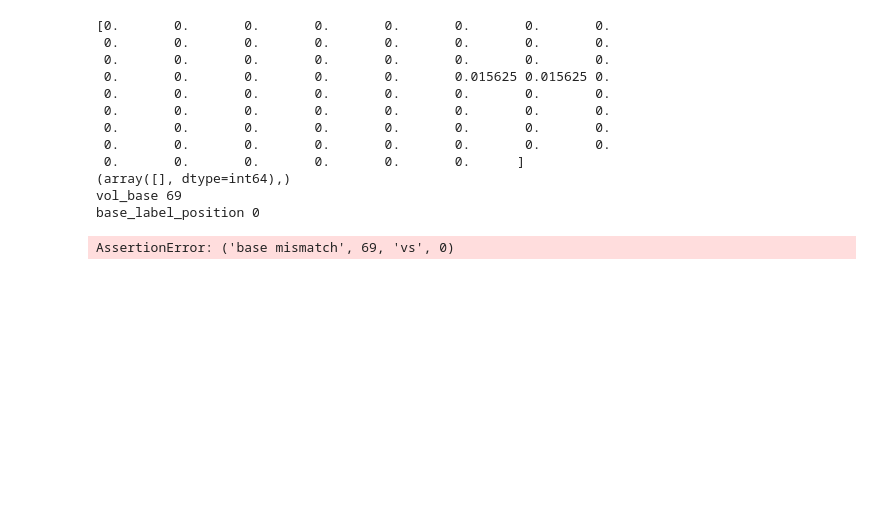
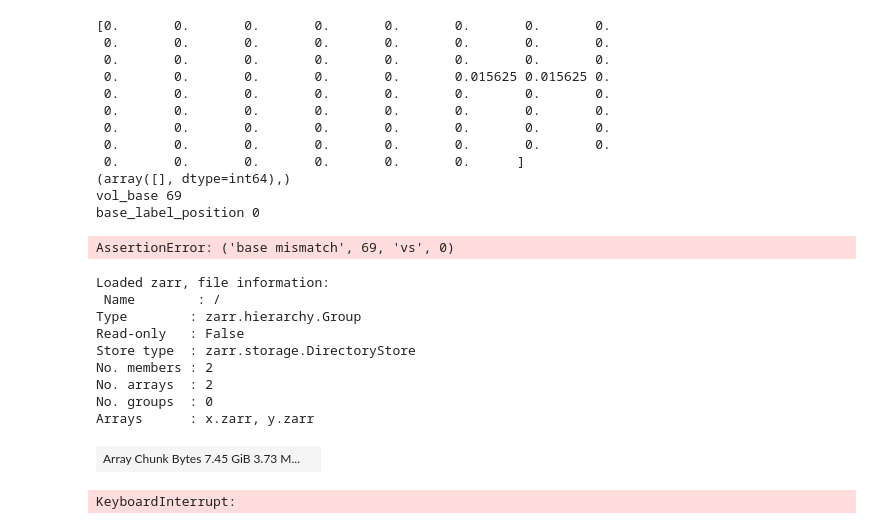
Before and after one commit to MetOffice/data_science_cop, a Jupyter notebook: challenges/2021_CyrilMorcrette_cloudBaseHeight/cbh_challenge_send_data_to_zarr.ipynb, the cells around one changed output. Saved outputs shown, nothing was run; the diff lists cells and outputs as text; code cells hidden in the pictures; blank space fills up the shorter version.

```diff
--- a/challenges/2021_CyrilMorcrette_cloudBaseHeight/cbh_challenge_send_data_to_zarr.ipynb
+++ b/challenges/2021_CyrilMorcrette_cloudBaseHeight/cbh_challenge_send_data_to_zarr.ipynb
@@ -677,0 +703,29 @@ AssertionError: ('base mismatch', 69, 'vs', 0)
+# %%
+#load zarr
+load_store = zarr.DirectoryStore('/scratch/hsouth/zarrtest.zarr')
+loaded_zarr_g = zarr.group(store=load_store)
+print('Loaded zarr, file information:\n', loaded_zarr_g.info, '\n')
+
+x_load = dask.array.from_zarr(loaded_zarr_g['x.zarr'])
+x_load.rechunk(loaded_zarr_g['x.zarr'].chunks)
+
+y_load = dask.array.from_zarr(loaded_zarr_g['y.zarr'])
+y_load.rechunk(loaded_zarr_g['y.zarr'].chunks)
+# %% [output]
+Loaded zarr, file information:
+ Name        : /
+Type        : zarr.hierarchy.Group
+Read-only   : False
+Store type  : zarr.storage.DirectoryStore
+No. members : 2
+No. arrays  : 2
+No. groups  : 0
+Arrays      : x.zarr, y.zarr
+| Array Chunk Bytes 7.45 GiB 3.73 M... |  |
+# %%
+for i in range(len(x_load)):
+    if(i%10000 == 0):
+        print(i)
+    assert (x_load[i].compute()+ y_load[i].compute()) == (1+999999999)
+# %% [output]
+KeyboardInterrupt:
```
Also changed, not shown: parts of 9 cells of this notebook.
